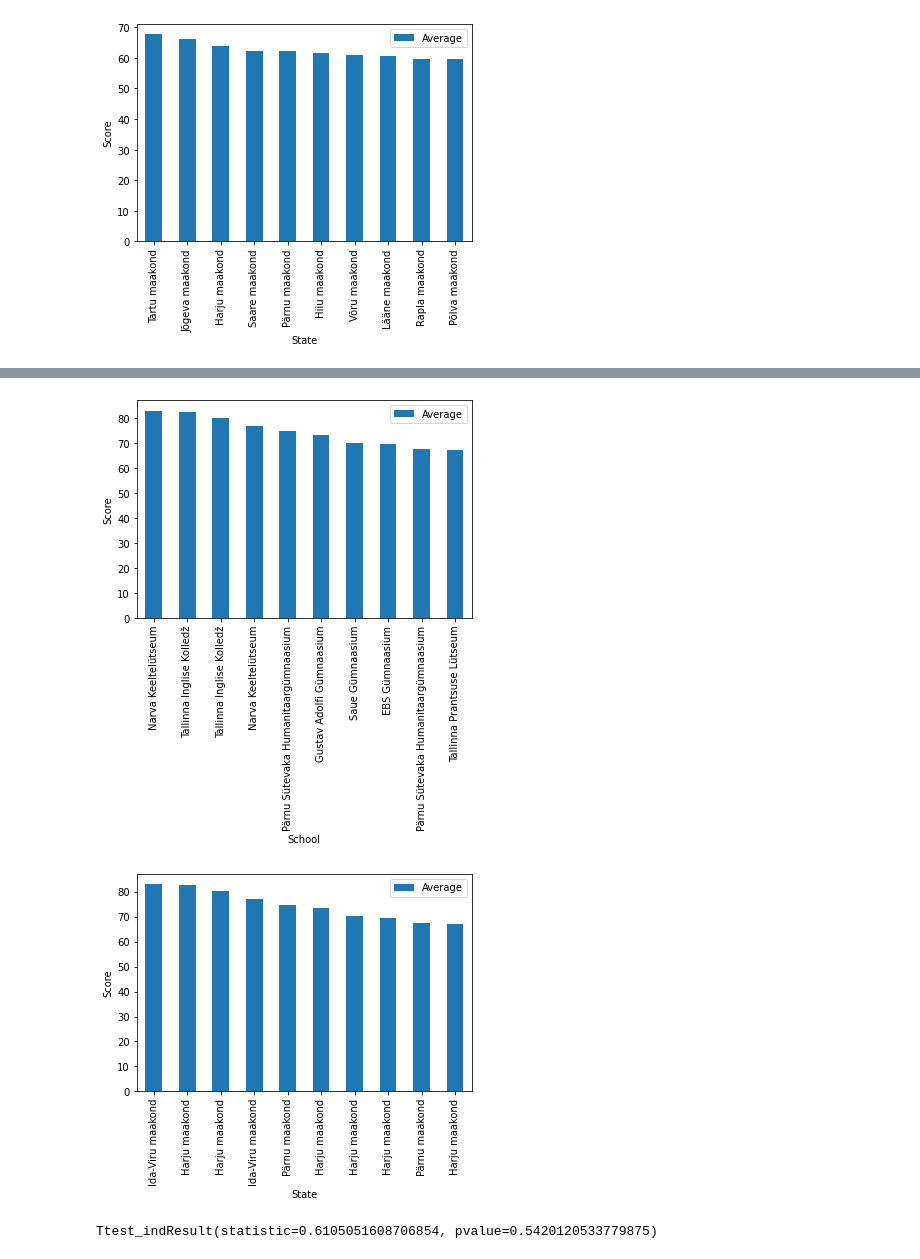
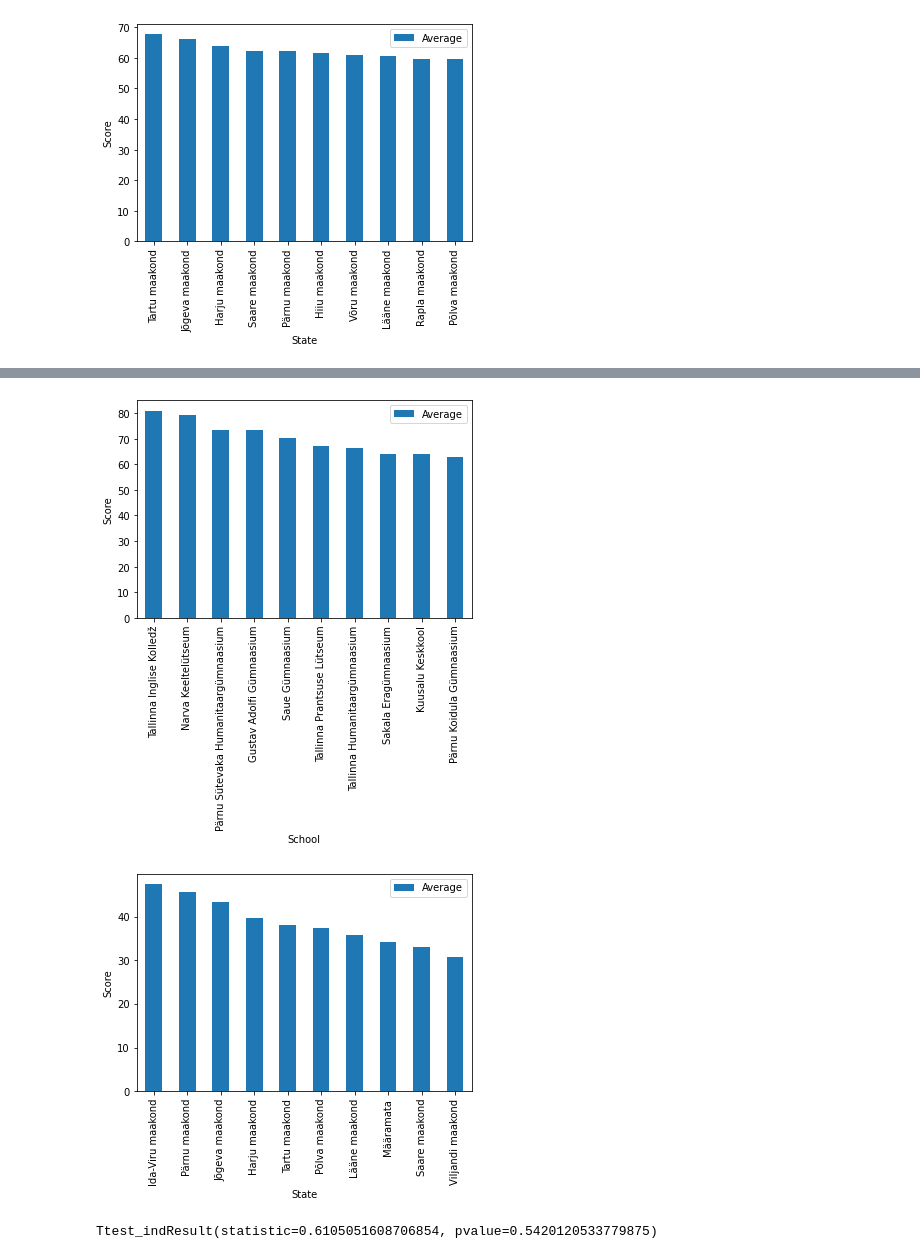
Before and after one commit to BrandonLoorits/Data-Science-Project-, a Jupyter notebook: Project/Project_C16.ipynb, the cells around one changed output, grey strips where cells are left out. Cells and saved outputs as stored; diff of their text form; code cells hidden in the pictures.

```diff
--- a/Project/Project_C16.ipynb
+++ b/Project/Project_C16.ipynb
@@ -176,7 +176,7 @@ Math2020 = Math2020.drop(Math2020.columns[10:],axis=1)
 
 makeFloats(Math2020)
 Math2020_Schools = find(Math2020,[])
-Math2020_Sates = findState(Math2020,[])
+Math2020_States = findState(Math2020,[])
 # %%
 school = BestSchool(Est2018_Schools)
 state = BestState(Est2018_States)
@@ -301,18 +301,18 @@ state.legend(["Average"]);
 # %%
-school = BestSchool(Math2020)
-state = BestState(Math2020)
+school = BestSchool(Math2020_Schools)
+state = BestState(Math2020_States)
 
 school = school.plot(x ='Õppeasutus', y='Keskmine', kind='bar')
 school.set_xlabel("School")
 school.set_ylabel("Score")
 school.legend(["Average"]);
 state = state.plot(x ='Maakond', y='Keskmine', kind='bar')
 state.set_xlabel("State")
 state.set_ylabel("Score")
 state.legend(["Average"]);
 # %% [output]
-[figure, old version]
+[figure, new version]
-[figure, old version]
+[figure, new version]
 # %%
 est2018 = find(Est2018,[])
 est2019 = find(Est2019,[])
```
Also changed, not shown: parts of 7 cells of this notebook.
